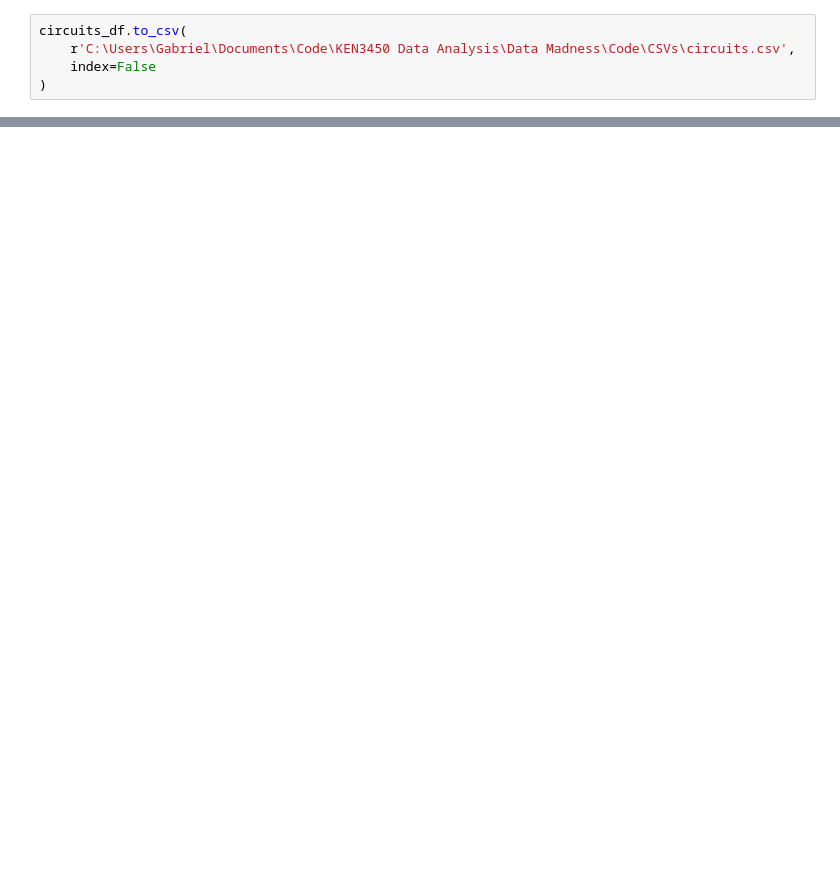
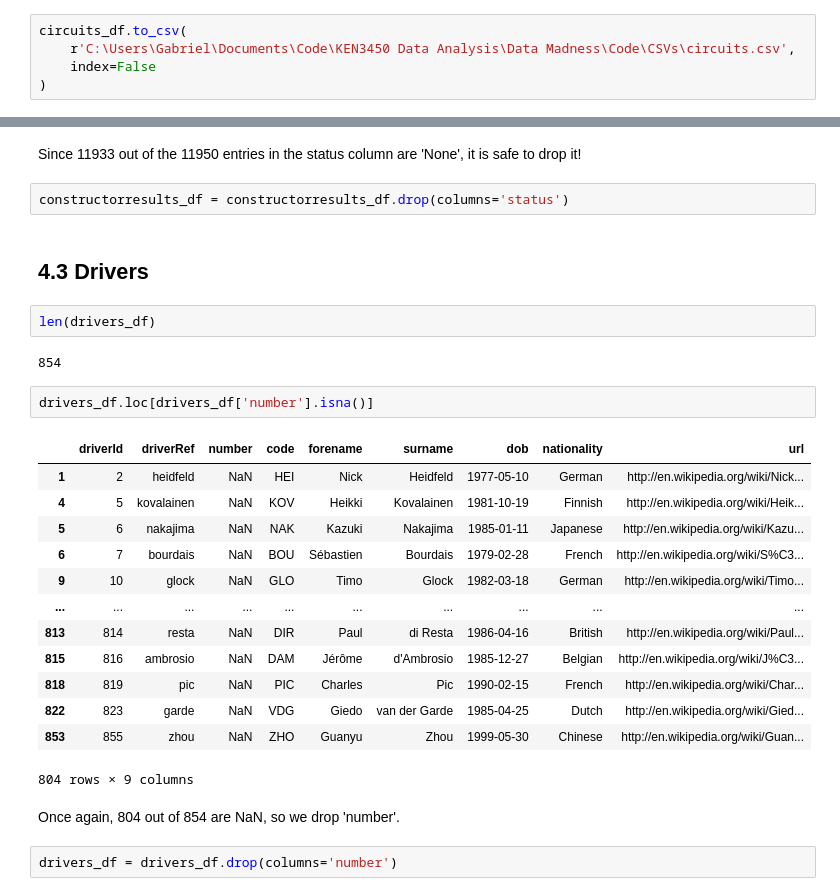
Before and after one commit to fadikatrina/datamadness, a Jupyter notebook: importer.ipynb, the cells around one changed output, grey strips where cells are left out. Drawn from its saved outputs; the diff is of its cells as text; blank space fills up the shorter version.

```diff
--- a/importer.ipynb
+++ b/importer.ipynb
@@ -80,0 +176,30 @@ circuits_df.loc[circuits_df.isnull().any(axis=1)]
+# %% [markdown]
+Since 11933 out of the 11950 entries in the status column are 'None', it is safe to drop it!
+# %%
+constructorresults_df = constructorresults_df.drop(columns='status')
+# %% [markdown]
+## 4.3 Drivers
+# %%
+len(drivers_df)
+# %% [output]
+854
+# %%
+drivers_df.loc[drivers_df['number'].isna()]
+# %% [output]
+|  | driverId | driverRef | number | code | forename | surname | dob | nationality | url |
+| 1 | 2 | heidfeld | NaN | HEI | Nick | Heidfeld | 1977-05-10 | German | http://en.wikipedia.org/wiki/Nick... |
+| 4 | 5 | kovalainen | NaN | KOV | Heikki | Kovalainen | 1981-10-19 | Finnish | http://en.wikipedia.org/wiki/Heik... |
+| 5 | 6 | nakajima | NaN | NAK | Kazuki | Nakajima | 1985-01-11 | Japanese | http://en.wikipedia.org/wiki/Kazu... |
+| 6 | 7 | bourdais | NaN | BOU | Sébastien | Bourdais | 1979-02-28 | French | http://en.wikipedia.org/wiki/S%C3... |
+| 9 | 10 | glock | NaN | GLO | Timo | Glock | 1982-03-18 | German | http://en.wikipedia.org/wiki/Timo... |
+| ... | ... | ... | ... | ... | ... | ... | ... | ... | ... |
+| 813 | 814 | resta | NaN | DIR | Paul | di Resta | 1986-04-16 | British | http://en.wikipedia.org/wiki/Paul... |
+| 815 | 816 | ambrosio | NaN | DAM | Jérôme | d'Ambrosio | 1985-12-27 | Belgian | http://en.wikipedia.org/wiki/J%C3... |
+| 818 | 819 | pic | NaN | PIC | Charles | Pic | 1990-02-15 | French | http://en.wikipedia.org/wiki/Char... |
+| 822 | 823 | garde | NaN | VDG | Giedo | van der Garde | 1985-04-25 | Dutch | http://en.wikipedia.org/wiki/Gied... |
+| 853 | 855 | zhou | NaN | ZHO | Guanyu | Zhou | 1999-05-30 | Chinese | http://en.wikipedia.org/wiki/Guan... |
+804 rows × 9 columns
+# %% [markdown]
+Once again, 804 out of 854 are NaN, so we drop 'number'.
+# %%
+drivers_df = drivers_df.drop(columns='number')
```
Also changed, not shown: parts of 53 cells of this notebook.
